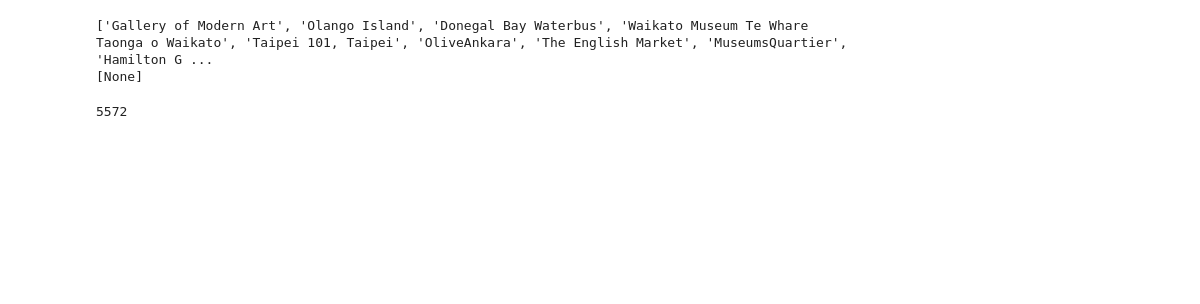
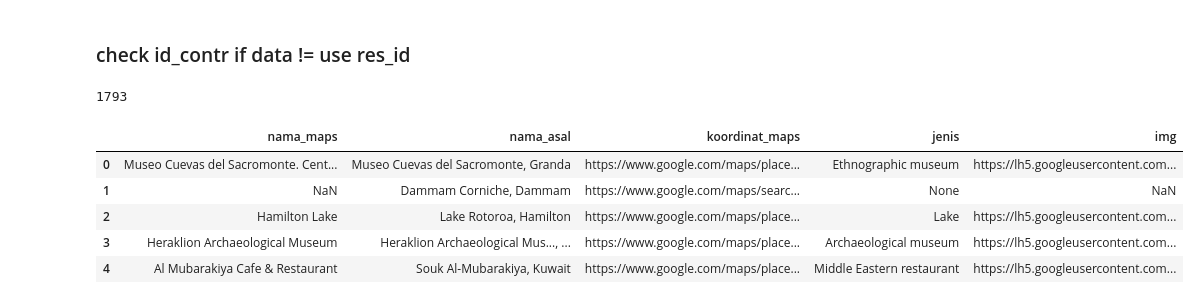
Before and after one commit to adenjmn/TA2022, a Jupyter notebook: Google_Maps_Reviews_Auto.ipynb, the cells around one changed output. Drawn from its saved outputs; the diff is of its cells as text; code cells hidden in the pictures; blank space fills up the shorter version.

```diff
--- a/Google_Maps_Reviews_Auto.ipynb
+++ b/Google_Maps_Reviews_Auto.ipynb
@@ -272,15 +289,32 @@ Gallery of Modern Art
 ################
+# %% [markdown]
+### check id_contr if data != use res_id
 # %%
-# key
+# 1
+res_id1 = id_gmaps[:1773]
+res_id2 = id_gmaps[1783:]
+# 2
+# res_id3 = id_gmaps[4131:]
+
+
+res_id = res_id1 + res_id2#+res_id3
+len(res_id)
+# res_id1[1200]
+# print(id_gmaps[4121])
+# print(nama_gmaps[4121])
+# print(nama_asal[4121])
+# %% [output]
+1793
 # %%
-unique_nama = list(set(nama_gmaps))
-print(unique_nama)
-unique_addr = list(set(alamat_gmaps))
-print(unique_addr)
+# unique_nama = list(set(nama_maps))
+# print(unique_nama)
+# unique_addr = list(set(id_gmaps))
+# print(len(unique_addr))
-# %% [output]
-['Gallery of Modern Art', 'Olango Island', 'Donegal Bay Waterbus', 'Waikato Museum Te Whare Taonga o Waikato', 'Taipei 101, Taipei', 'OliveAnkara', 'The English Market', 'MuseumsQuartier', 'Hamilton G ...
-[None]
 # %%
-len(username)
+# res = []
+# for val in id_gmaps:
+#     if val != "NaN" :
+#         res.append(val)
+# tp = str(res)
+# print ("List after removal of None values : " + str(res))
+# res
-# %% [output]
-5572
@@ -286,0 +324,16 @@ len(username)
+# %%
+import numpy as np
+# unique_nama_asal = list(set(i))
+# print(unique_nama_asal)
+df_md = pd.DataFrame(np.column_stack([nama_maps,md_nama,koordinat_maps,jenis,img_src]),
+                  columns=['nama_maps','nama_asal','koordinat_maps','jenis','img'])
+df_md.head(5)
+# koordinat_maps
+# len(status)
+# %% [output]
+|  | nama_maps | nama_asal | koordinat_maps | jenis | img |
+| 0 | Museo Cuevas del Sacromonte. Cent... | Museo Cuevas del Sacromonte, Granda | https://www.google.com/maps/place... | Ethnographic museum | https://lh5.googleusercontent.com... |
+| 1 | NaN | Dammam Corniche, Dammam | https://www.google.com/maps/searc... | None | NaN |
+| 2 | Hamilton Lake | Lake Rotoroa, Hamilton | https://www.google.com/maps/place... | Lake | https://lh5.googleusercontent.com... |
+| 3 | Heraklion Archaeological Museum | Heraklion Archaeological Mus..., ... | https://www.google.com/maps/place... | Archaeological museum | https://lh5.googleusercontent.com... |
+| 4 | Al Mubarakiya Cafe & Restaurant | Souk Al-Mubarakiya, Kuwait | https://www.google.com/maps/place... | Middle Eastern restaurant | https://lh5.googleusercontent.com... |
```
Also changed, not shown: parts of 23 cells of this notebook.
